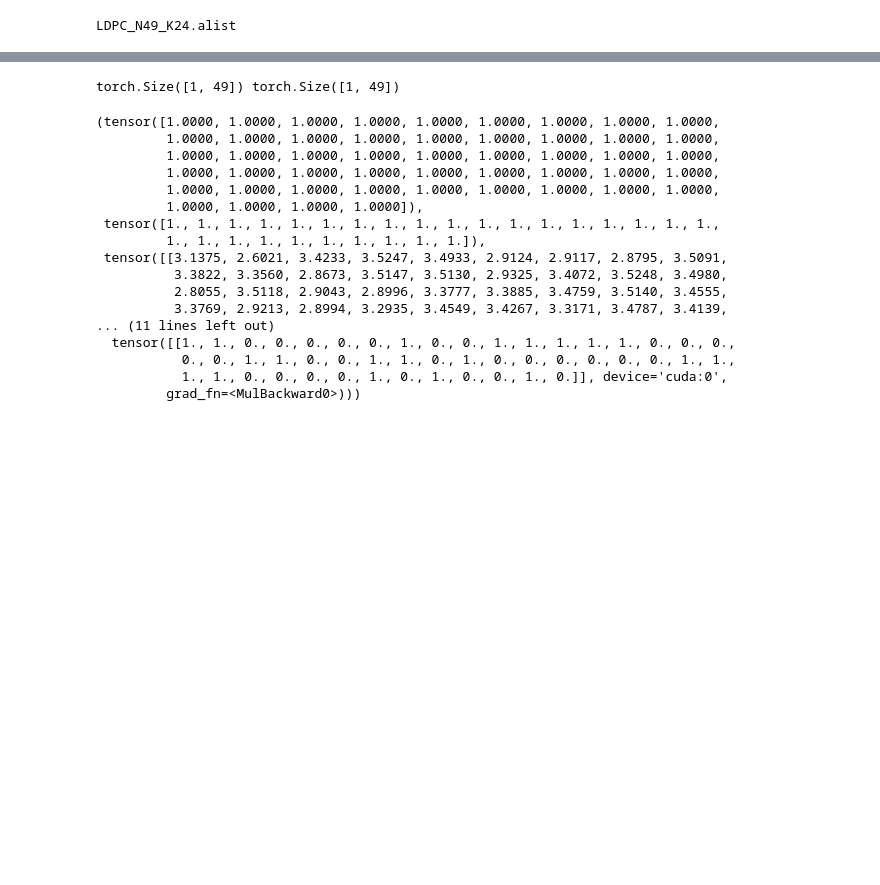
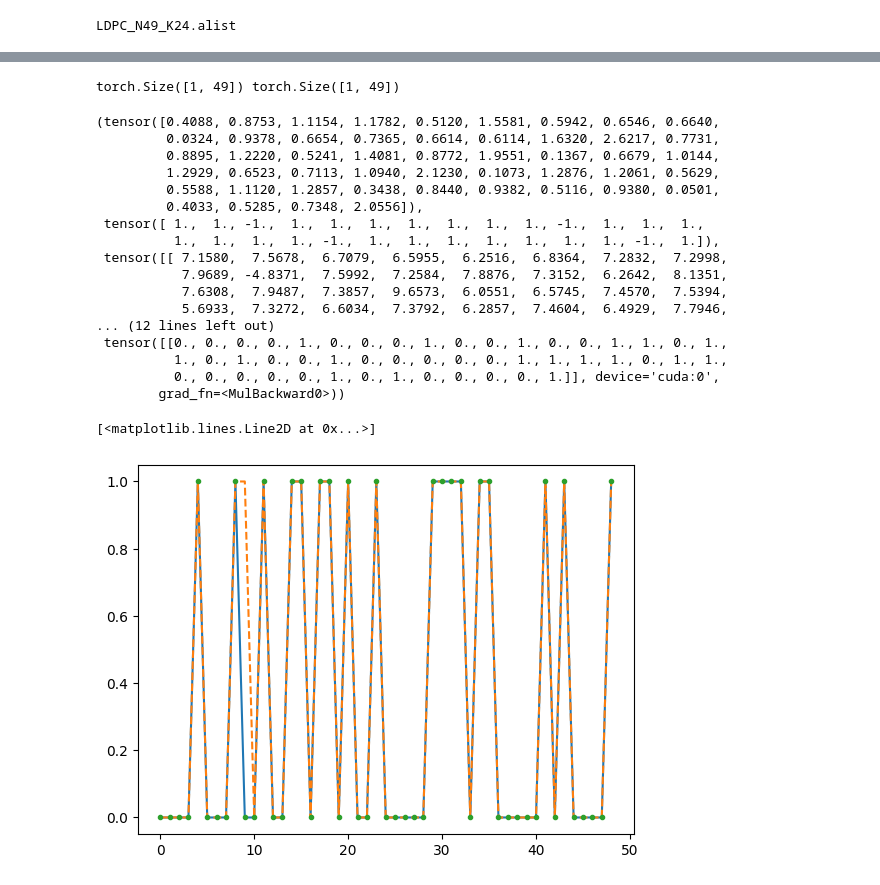
Before and after one commit to shaielc/MambaLinearCode, a Jupyter notebook: notebooks/train_naive_mamba.ipynb, the cells around one changed output, grey strips where cells are left out. Saved outputs shown, nothing was run; the diff lists cells and outputs as text; code cells hidden in the pictures; blank space fills up the shorter version.

```diff
--- a/notebooks/train_naive_mamba.ipynb
+++ b/notebooks/train_naive_mamba.ipynb
@@ -180,7 +266,7 @@ model = model.to("cuda")
 from dataset import bin_to_sign
 
 code = config.code
-EbNo_range_train = [100]
+EbNo_range_train = [5]
 std_train = [EbN0_to_std(ii, code.k / code.n) for ii in EbNo_range_train]
 m,x,z,y,mag,syn = ECC_Dataset(code, std_train, len=config.batch_size * 1000, zero_cw=False)[0]
 z_mul = (y * bin_to_sign(x))
@@ -188,26 +274,36 @@ if len(z_mul.shape) < 2:
     z_mul = z_mul.unsqueeze(0)
 z_pred = model(mag.to('cuda'), syn.to('cuda'))
 print(z_pred.shape, z_mul.shape)
-mag, syn, z_pred, z_mul, model.loss(-z_pred, z_mul.to('cuda'), y.to('cuda'))
+loss, x_pred = model.loss(-z_pred, z_mul.to('cuda'), y.to('cuda'))
+mag, syn, z_pred, z_mul, loss, x_pred
 # %% [output]
 torch.Size([1, 49]) torch.Size([1, 49])
-(tensor([1.0000, 1.0000, 1.0000, 1.0000, 1.0000, 1.0000, 1.0000, 1.0000, 1.0000,
-         1.0000, 1.0000, 1.0000, 1.0000, 1.0000, 1.0000, 1.0000, 1.0000, 1.0000,
-         1.0000, 1.0000, 1.0000, 1.0000, 1.0000, 1.0000, 1.0000, 1.0000, 1.0000,
-         1.0000, 1.0000, 1.0000, 1.0000, 1.0000, 1.0000, 1.0000, 1.0000, 1.0000,
-         1.0000, 1.0000, 1.0000, 1.0000, 1.0000, 1.0000, 1.0000, 1.0000, 1.0000,
-         1.0000, 1.0000, 1.0000, 1.0000]),
- tensor([1., 1., 1., 1., 1., 1., 1., 1., 1., 1., 1., 1., 1., 1., 1., 1., 1., 1.,
-         1., 1., 1., 1., 1., 1., 1., 1., 1., 1.]),
- tensor([[3.1375, 2.6021, 3.4233, 3.5247, 3.4933, 2.9124, 2.9117, 2.8795, 3.5091,
-          3.3822, 3.3560, 2.8673, 3.5147, 3.5130, 2.9325, 3.4072, 3.5248, 3.4980,
-          2.8055, 3.5118, 2.9043, 2.8996, 3.3777, 3.3885, 3.4759, 3.5140, 3.4555,
-          3.3769, 2.9213, 2.8994, 3.2935, 3.4549, 3.4267, 3.3171, 3.4787, 3.4139,
-... (11 lines left out)
-  tensor([[1., 1., 0., 0., 0., 0., 0., 1., 0., 0., 1., 1., 1., 1., 1., 0., 0., 0.,
-           0., 0., 1., 1., 0., 0., 1., 1., 0., 1., 0., 0., 0., 0., 0., 0., 1., 1.,
-           1., 1., 0., 0., 0., 0., 1., 0., 1., 0., 0., 1., 0.]], device='cuda:0',
-         grad_fn=<MulBackward0>)))
+(tensor([0.4088, 0.8753, 1.1154, 1.1782, 0.5120, 1.5581, 0.5942, 0.6546, 0.6640,
+         0.0324, 0.9378, 0.6654, 0.7365, 0.6614, 0.6114, 1.6320, 2.6217, 0.7731,
+         0.8895, 1.2220, 0.5241, 1.4081, 0.8772, 1.9551, 0.1367, 0.6679, 1.0144,
+         1.2929, 0.6523, 0.7113, 1.0940, 2.1230, 0.1073, 1.2876, 1.2061, 0.5629,
+         0.5588, 1.1120, 1.2857, 0.3438, 0.8440, 0.9382, 0.5116, 0.9380, 0.0501,
+         0.4033, 0.5285, 0.7348, 2.0556]),
+ tensor([ 1.,  1., -1.,  1.,  1.,  1.,  1.,  1.,  1.,  1., -1.,  1.,  1.,  1.,
+          1.,  1.,  1.,  1., -1.,  1.,  1.,  1.,  1.,  1.,  1.,  1., -1.,  1.]),
+ tensor([[ 7.1580,  7.5678,  6.7079,  6.5955,  6.2516,  6.8364,  7.2832,  7.2998,
+           7.9689, -4.8371,  7.5992,  7.2584,  7.8876,  7.3152,  6.2642,  8.1351,
+           7.6308,  7.9487,  7.3857,  9.6573,  6.0551,  6.5745,  7.4570,  7.5394,
+           5.6933,  7.3272,  6.6034,  7.3792,  6.2857,  7.4604,  6.4929,  7.7946,
+... (12 lines left out)
+ tensor([[0., 0., 0., 0., 1., 0., 0., 0., 1., 0., 0., 1., 0., 0., 1., 1., 0., 1.,
+          1., 0., 1., 0., 0., 1., 0., 0., 0., 0., 0., 1., 1., 1., 1., 0., 1., 1.,
+          0., 0., 0., 0., 0., 1., 0., 1., 0., 0., 0., 0., 1.]], device='cuda:0',
+        grad_fn=<MulBackward0>))
+# %%
+from matplotlib import pyplot as plt
+plt.figure()
+plt.plot(x)
+plt.plot(y<0, '--')
+plt.plot(x_pred[0].detach().cpu().numpy(), ". ")
+# %% [output]
+[<matplotlib.lines.Line2D at 0x...>]
+[figure, added]
 # %%
 # Ideas:
 # Bi-directional
```
Also changed, not shown: parts of 3 cells of this notebook, 10 other files.
